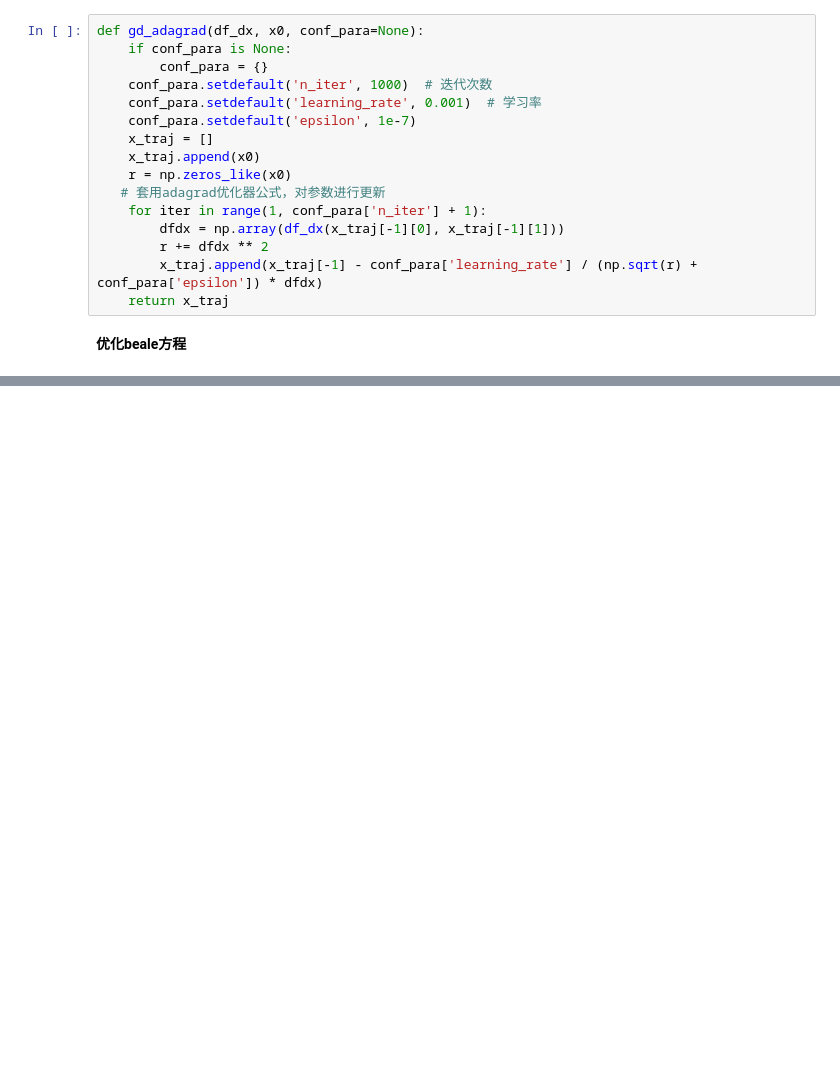
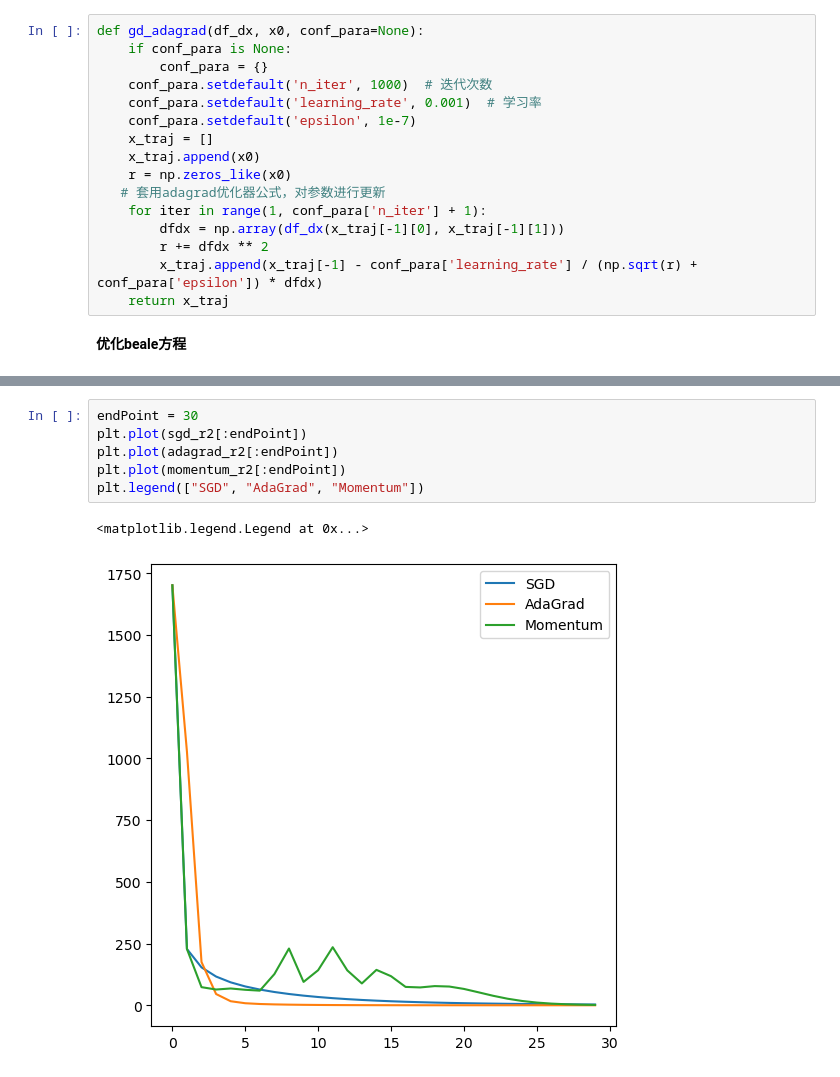
Before and after one commit to spiritTrance/dasanxia_homework, a Jupyter notebook: 2-experiement/4-dl/ex1/src/opt_test.ipynb, the cells around one changed output, grey strips where cells are left out. Cells and saved outputs as stored; diff of their text form; blank space fills up the shorter version.

```diff
--- a/2-experiement/4-dl/ex1/src/opt_test.ipynb
+++ b/2-experiement/4-dl/ex1/src/opt_test.ipynb
@@ -295,0 +163,9 @@ eval_predict(model, ds_test)  # 用测试集进行预测
+# %%
+endPoint = 30
+plt.plot(sgd_r2[:endPoint])
+plt.plot(adagrad_r2[:endPoint])
+plt.plot(momentum_r2[:endPoint])
+plt.legend(["SGD", "AdaGrad", "Momentum"])
+# %% [output]
+<matplotlib.legend.Legend at 0x...>
+[figure, added]
```
Also changed, not shown: parts of 19 cells of this notebook, 36 other files.
